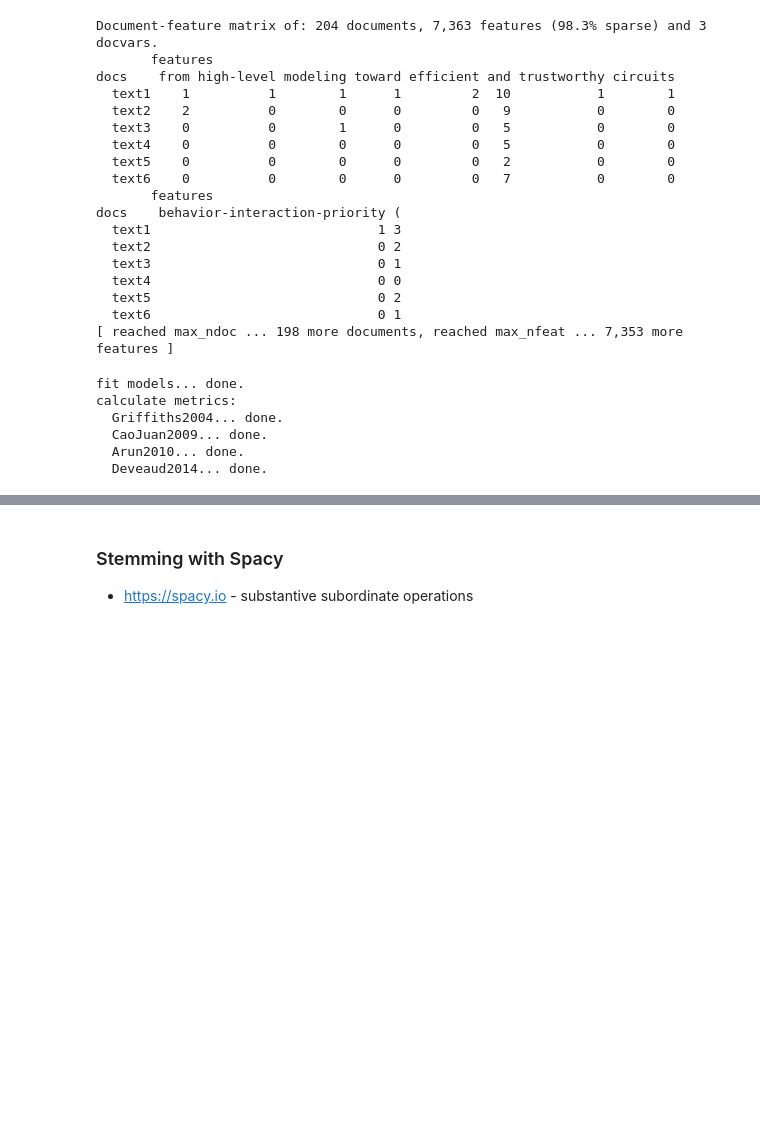
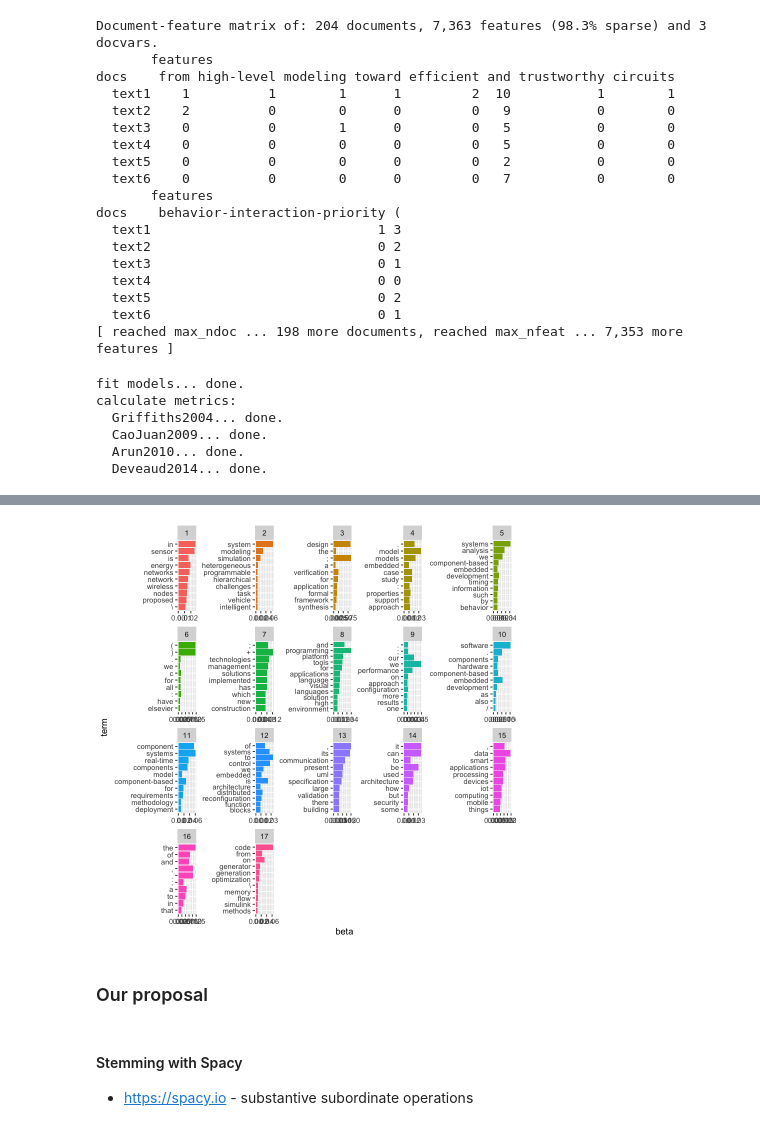
Before and after one commit to SensorNet-UFAL/rnatlp, a Jupyter notebook: nlp_for_slr.ipynb, the cells around one changed output, grey strips where cells are left out. Drawn from its saved outputs; the diff is of its cells as text; code cells hidden in the pictures; blank space fills up the shorter version.

```diff
--- a/nlp_for_slr.ipynb
+++ b/nlp_for_slr.ipynb
@@ -87,0 +103,5 @@ calculate metrics:
+# %%
+data.dtm.lda <- LDA(data.dtm, k=17, control=list(seed=77), method="Gibbs")
+data.dtm.topics <- tidy(data.dtm.lda, matrix = "beta")
+# optional: to visualize the data uncomment below
+#my.pdf.ap_topics
@@ -88,5 +114,24 @@ calculate metrics:
+# %%
+data.dtm.top_terms <- data.dtm.topics %>%
+  group_by(topic) %>%
+  top_n(10, beta) %>%
+  ungroup %>%
+  arrange(topic, -beta)
+# optional: to visualize the data uncomment below
+#my.pdf.aptop_terms
+# %%
+data.dtm.top_terms %>%
+  mutate(term = reorder(term, beta)) %>%
+  ggplot(aes(term, beta, fill=factor(topic))) +
+  geom_col(show.legend = FALSE) +
+  facet_wrap(~ topic, scales = "free") +
+  coord_flip()
+# %% [output]
+[figure, added]
+# %% [markdown]
+### Our proposal
 # %% [markdown]
-### Stemming with Spacy
+#### Stemming with Spacy
 - https://spacy.io - substantive subordinate operations
 # %%
 spacy = import("spacy")
```
Also changed, not shown: parts of 8 cells of this notebook.
